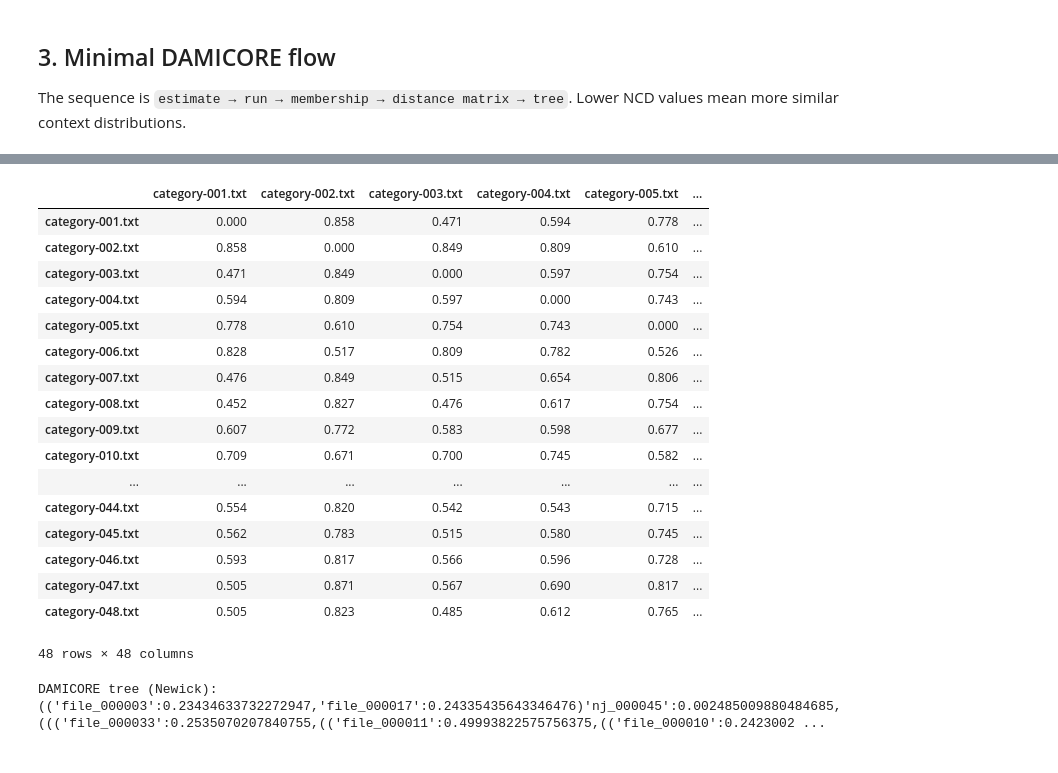
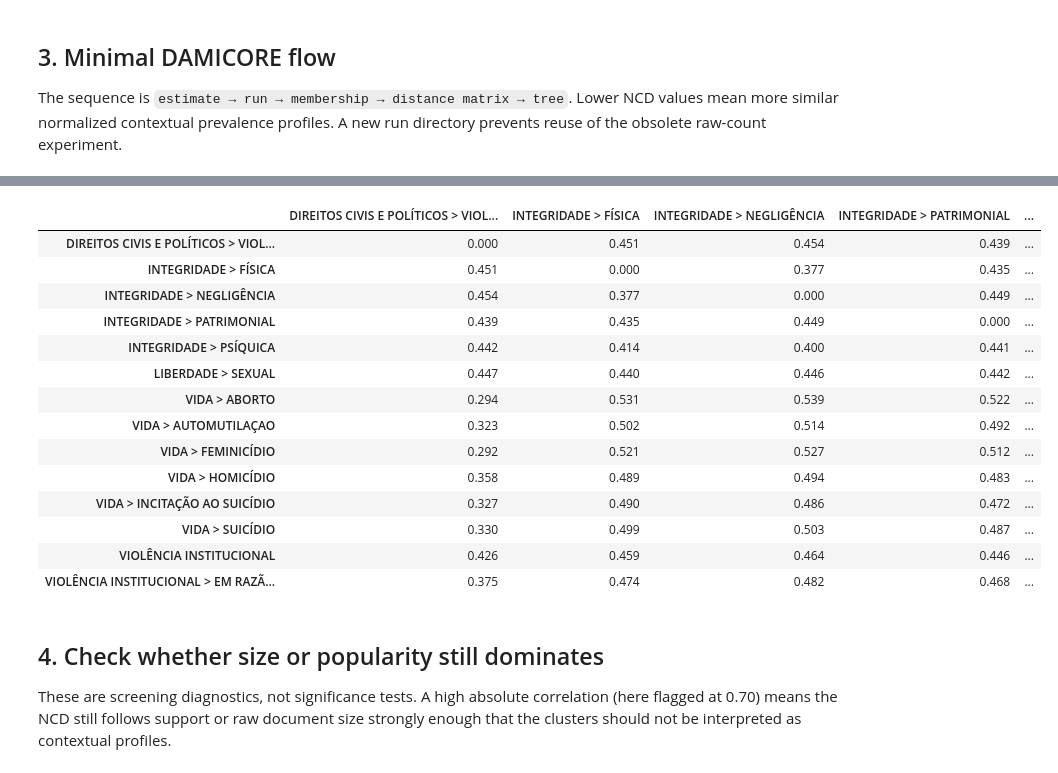
Before and after one commit to rckbrcls/data-mining, a Jupyter notebook: notebooks/01_damicore_abuse_categories.ipynb, the cells around one changed output, grey strips where cells are left out. Drawn from its saved outputs; the diff is of its cells as text; code cells hidden in the pictures.

```diff
--- a/notebooks/01_damicore_abuse_categories.ipynb
+++ b/notebooks/01_damicore_abuse_categories.ipynb
@@ -5,11 +17,17 @@ This minimal experiment represents each abuse category as one document made from
 # %%
 from pathlib import Path
+from io import StringIO
+from itertools import combinations
+from math import log10
 import os
 
 import matplotlib.pyplot as plt
+from matplotlib.colors import to_hex
+from matplotlib.patches import Patch
 import networkx as nx
 import pandas as pd
 import psycopg
+from Bio import Phylo
 from damicore import estimate, run
 from IPython.display import display
 
@@ -23,11 +41,13 @@ DATABASE_URL = os.getenv("DISQUE100_DATABASE_URL", "postgresql:///disque100")
 START_DATE = "2026-01-01"
 END_DATE = "2026-07-01"
 VICTIM_GENDER = "FEMININO"
+MIN_REPORT_COUNT = 50
+BIAS_WARNING_THRESHOLD = 0.70
 
 ARTIFACT_DIR = PROJECT_ROOT / "artifacts" / "damicore_abuse_categories_2026_h1"
 WORK_DIR = ARTIFACT_DIR / "work"
-CORPUS_DIR = WORK_DIR / "corpus"
-RUN_DIR = WORK_DIR / "run"
+CORPUS_DIR = WORK_DIR / "normalized-corpus"
+RUN_DIR = WORK_DIR / "normalized-run"
 RESULTS_DIR = ARTIFACT_DIR / "results"
 CORPUS_DIR.mkdir(parents=True, exist_ok=True)
 RESULTS_DIR.mkdir(parents=True, exist_ok=True)
@@ -155,7 +267,7 @@ display(category_map)
 # %% [markdown]
 ## 3. Minimal DAMICORE flow
 
-The sequence is `estimate → run → membership → distance matrix → tree`. Lower NCD values mean more similar context distributions.
+The sequence is `estimate → run → membership → distance matrix → tree`. Lower NCD values mean more similar normalized contextual prevalence profiles. A new run directory prevents reuse of the obsolete raw-count experiment.
 # %%
 preview = estimate(CORPUS_DIR, source_kind="files")
 display(preview.model_dump())
@@ -171,7 +283,7 @@ finally:
     result.close()
 
 category_clusters = (
-    membership[["label", "cluster"]]
+    membership[["object_id", "label", "cluster"]]
     .merge(category_map, on="label", validate="one_to_one")
     .sort_values(["cluster", "category"])
 )
@@ -179,9 +291,18 @@ category_clusters[["category", "cluster", "report_count"]].to_csv(
     RESULTS_DIR / "category-clusters.csv", index=False
 )
 
+label_to_category = category_map.set_index("label")["category"].to_dict()
+category_distance_matrix = distance_matrix.rename(
+    index=label_to_category, columns=label_to_category
+)
+clusters = sorted(category_clusters["cluster"].unique())
+cluster_colors = {
+    cluster: plt.colormaps["tab20"](index % 20)
+    for index, cluster in enumerate(clusters)
+}
+cluster_hex_colors = {cluster: to_hex(color) for cluster, color in cluster_colors.items()}
+
 display(category_clusters[["category", "cluster", "report_count"]])
-display(distance_matrix.round(3))
-print("DAMICORE tree (Newick):")
-print(tree_newick)
+display(category_distance_matrix.round(3))
 # %% [output]
 {'source_kind': 'files',
@@ -221,20 +340,19 @@ print(tree_newick)
-|  | category-001.txt | category-002.txt | category-003.txt | category-004.txt | category-005.txt | ... |
-| category-001.txt | 0.000 | 0.858 | 0.471 | 0.594 | 0.778 | ... |
-| category-002.txt | 0.858 | 0.000 | 0.849 | 0.809 | 0.610 | ... |
-| category-003.txt | 0.471 | 0.849 | 0.000 | 0.597 | 0.754 | ... |
-| category-004.txt | 0.594 | 0.809 | 0.597 | 0.000 | 0.743 | ... |
-| category-005.txt | 0.778 | 0.610 | 0.754 | 0.743 | 0.000 | ... |
-| category-006.txt | 0.828 | 0.517 | 0.809 | 0.782 | 0.526 | ... |
-| category-007.txt | 0.476 | 0.849 | 0.515 | 0.654 | 0.806 | ... |
-| category-008.txt | 0.452 | 0.827 | 0.476 | 0.617 | 0.754 | ... |
-| category-009.txt | 0.607 | 0.772 | 0.583 | 0.598 | 0.677 | ... |
-| category-010.txt | 0.709 | 0.671 | 0.700 | 0.745 | 0.582 | ... |
-| ... | ... | ... | ... | ... | ... | ... |
-| category-044.txt | 0.554 | 0.820 | 0.542 | 0.543 | 0.715 | ... |
-| category-045.txt | 0.562 | 0.783 | 0.515 | 0.580 | 0.745 | ... |
-| category-046.txt | 0.593 | 0.817 | 0.566 | 0.596 | 0.728 | ... |
-| category-047.txt | 0.505 | 0.871 | 0.567 | 0.690 | 0.817 | ... |
-| category-048.txt | 0.505 | 0.823 | 0.485 | 0.612 | 0.765 | ... |
+|  | DIREITOS CIVIS E POLÍTICOS > VIOL... | INTEGRIDADE > FÍSICA | INTEGRIDADE > NEGLIGÊNCIA | INTEGRIDADE > PATRIMONIAL | ... |
+| DIREITOS CIVIS E POLÍTICOS > VIOL... | 0.000 | 0.451 | 0.454 | 0.439 | ... |
+| INTEGRIDADE > FÍSICA | 0.451 | 0.000 | 0.377 | 0.435 | ... |
+| INTEGRIDADE > NEGLIGÊNCIA | 0.454 | 0.377 | 0.000 | 0.449 | ... |
+| INTEGRIDADE > PATRIMONIAL | 0.439 | 0.435 | 0.449 | 0.000 | ... |
+| INTEGRIDADE > PSÍQUICA | 0.442 | 0.414 | 0.400 | 0.441 | ... |
+| LIBERDADE > SEXUAL | 0.447 | 0.440 | 0.446 | 0.442 | ... |
+| VIDA > ABORTO | 0.294 | 0.531 | 0.539 | 0.522 | ... |
+| VIDA > AUTOMUTILAÇAO | 0.323 | 0.502 | 0.514 | 0.492 | ... |
+| VIDA > FEMINICÍDIO | 0.292 | 0.521 | 0.527 | 0.512 | ... |
+| VIDA > HOMICÍDIO | 0.358 | 0.489 | 0.494 | 0.483 | ... |
+| VIDA > INCITAÇÃO AO SUICÍDIO | 0.327 | 0.490 | 0.486 | 0.472 | ... |
+| VIDA > SUICÍDIO | 0.330 | 0.499 | 0.503 | 0.487 | ... |
+| VIOLÊNCIA INSTITUCIONAL | 0.426 | 0.459 | 0.464 | 0.446 | ... |
+| VIOLÊNCIA INSTITUCIONAL > EM RAZÃ... | 0.375 | 0.474 | 0.482 | 0.468 | ... |
-48 rows × 48 columns
-DAMICORE tree (Newick):
-(('file_000003':0.23434633732272947,'file_000017':0.24335435643346476)'nj_000045':0.002485009880484685,((('file_000033':0.2535070207840755,(('file_000011':0.49993822575756375,(('file_000010':0.2423002 ...
+# %% [markdown]
+## 4. Check whether size or popularity still dominates
+
+These are screening diagnostics, not significance tests. A high absolute correlation (here flagged at 0.70) means the NCD still follows support or raw document size strongly enough that the clusters should not be interpreted as contextual profiles.
```
Also changed, not shown: parts of 14 cells of this notebook, 7 other files.
